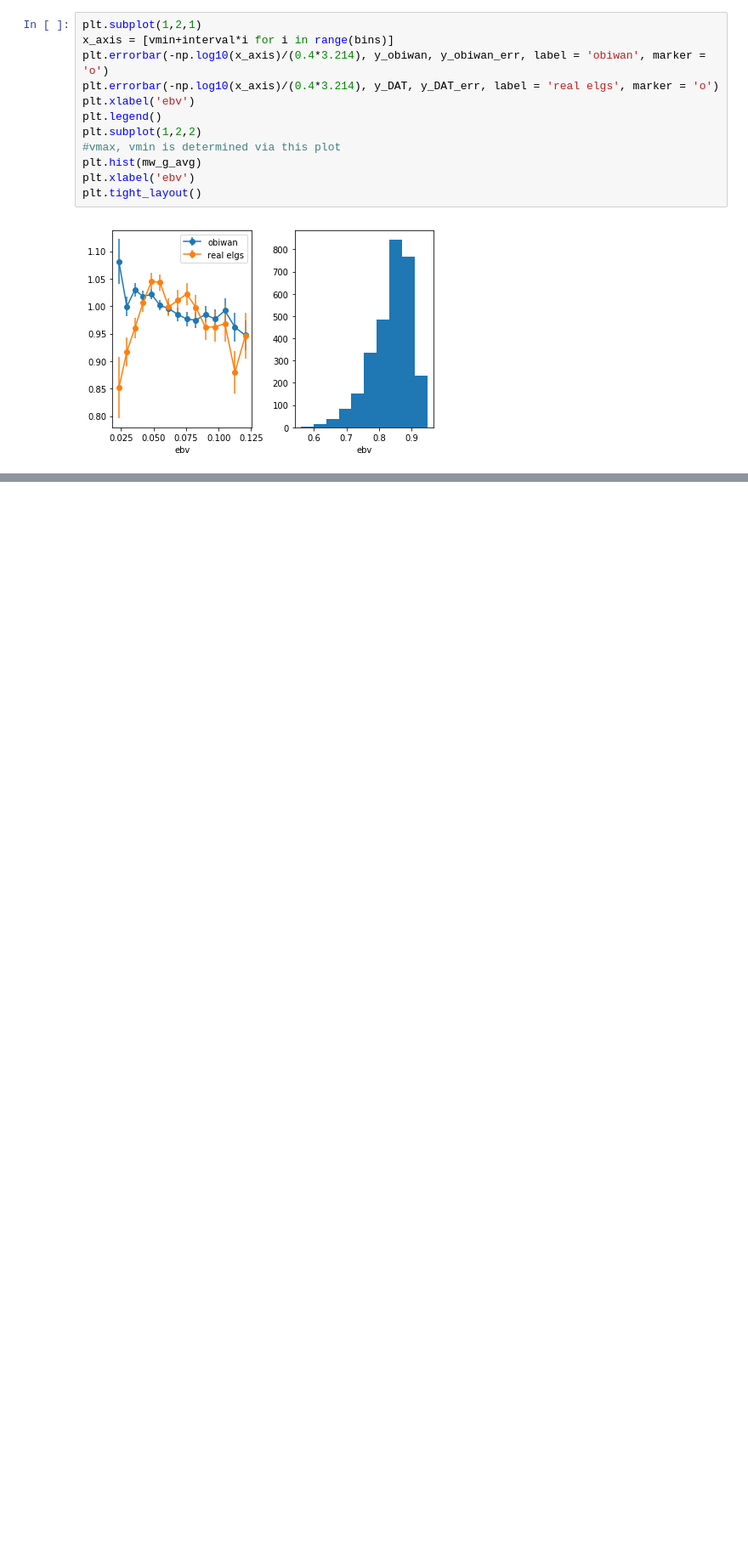
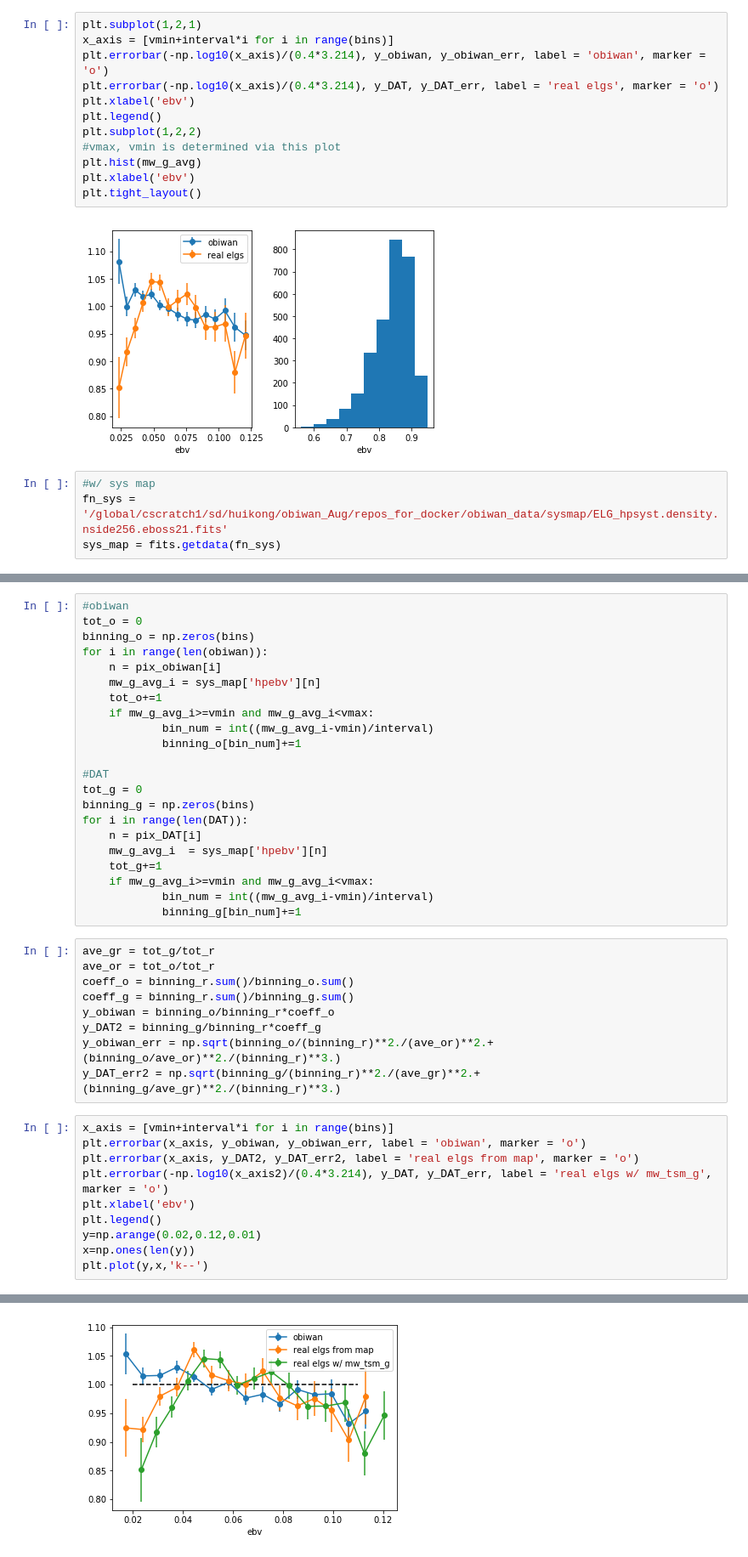
Before and after one commit to DriftingPig/Drones, a Jupyter notebook: obiwan_analysis/ang_corr/ipynb/more_validation_chunk21.ipynb, the cells around one changed output, grey strips where cells are left out. Shown at 85% size. Cells and saved outputs as stored; diff of their text form; blank space fills up the shorter version.

```diff
--- a/obiwan_analysis/ang_corr/ipynb/more_validation_chunk21.ipynb
+++ b/obiwan_analysis/ang_corr/ipynb/more_validation_chunk21.ipynb
@@ -516,3 +515,7 @@ plt.xlabel('ebv')
 plt.tight_layout()
 # %% [output]
 [figure]
+# %%
+#w/ sys map
+fn_sys = '/global/cscratch1/sd/huikong/obiwan_Aug/repos_for_docker/obiwan_data/sysmap/ELG_hpsyst.density.nside256.eboss21.fits'
+sys_map = fits.getdata(fn_sys)
@@ -518,0 +552,42 @@ plt.tight_layout()
+# %%
+#obiwan
+tot_o = 0
+binning_o = np.zeros(bins)
+for i in range(len(obiwan)):
+    n = pix_obiwan[i]
+    mw_g_avg_i = sys_map['hpebv'][n]
+    tot_o+=1
+    if mw_g_avg_i>=vmin and mw_g_avg_i<vmax:
+            bin_num = int((mw_g_avg_i-vmin)/interval)
+            binning_o[bin_num]+=1
+
+#DAT
+tot_g = 0
+binning_g = np.zeros(bins)
+for i in range(len(DAT)):
+    n = pix_DAT[i]
+    mw_g_avg_i  = sys_map['hpebv'][n]
+    tot_g+=1
+    if mw_g_avg_i>=vmin and mw_g_avg_i<vmax:
+            bin_num = int((mw_g_avg_i-vmin)/interval)
+            binning_g[bin_num]+=1
+# %%
+ave_gr = tot_g/tot_r
+ave_or = tot_o/tot_r
+coeff_o = binning_r.sum()/binning_o.sum()
+coeff_g = binning_r.sum()/binning_g.sum()
+y_obiwan = binning_o/binning_r*coeff_o
+y_DAT2 = binning_g/binning_r*coeff_g
+y_obiwan_err = np.sqrt(binning_o/(binning_r)**2./(ave_or)**2.+(binning_o/ave_or)**2./(binning_r)**3.)
+y_DAT_err2 = np.sqrt(binning_g/(binning_r)**2./(ave_gr)**2.+(binning_g/ave_gr)**2./(binning_r)**3.)
+# %%
+x_axis = [vmin+interval*i for i in range(bins)]
+plt.errorbar(x_axis, y_obiwan, y_obiwan_err, label = 'obiwan', marker = 'o')
+plt.errorbar(x_axis, y_DAT2, y_DAT_err2, label = 'real elgs from map', marker = 'o')
+plt.errorbar(-np.log10(x_axis2)/(0.4*3.214), y_DAT, y_DAT_err, label = 'real elgs w/ mw_tsm_g', marker = 'o')
+plt.xlabel('ebv')
+plt.legend()
+y=np.arange(0.02,0.12,0.01)
+x=np.ones(len(y))
+plt.plot(y,x,'k--')
+# %% [output]
@@ -518,0 +595 @@ plt.tight_layout()
+[figure, added]
```
Also changed, not shown: parts of 61 cells of this notebook, 29 other files.
